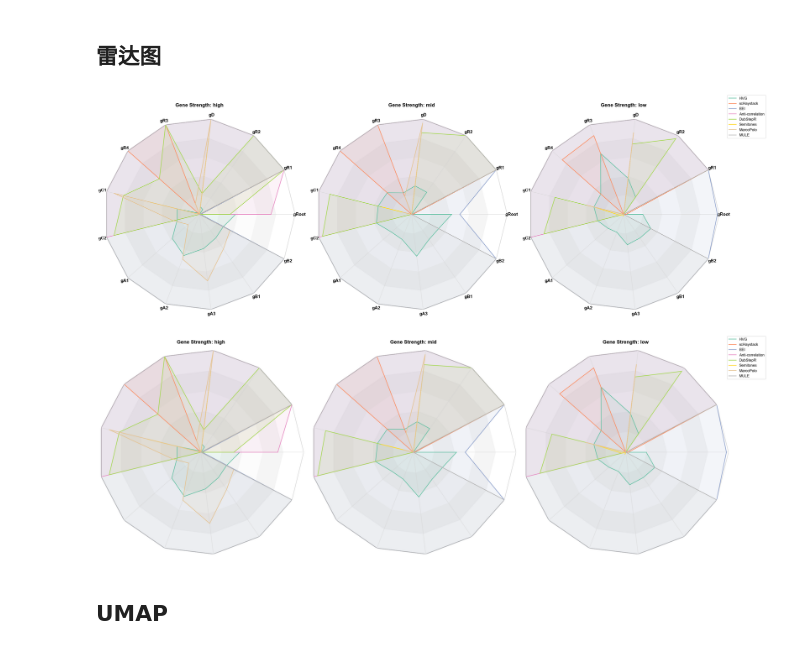
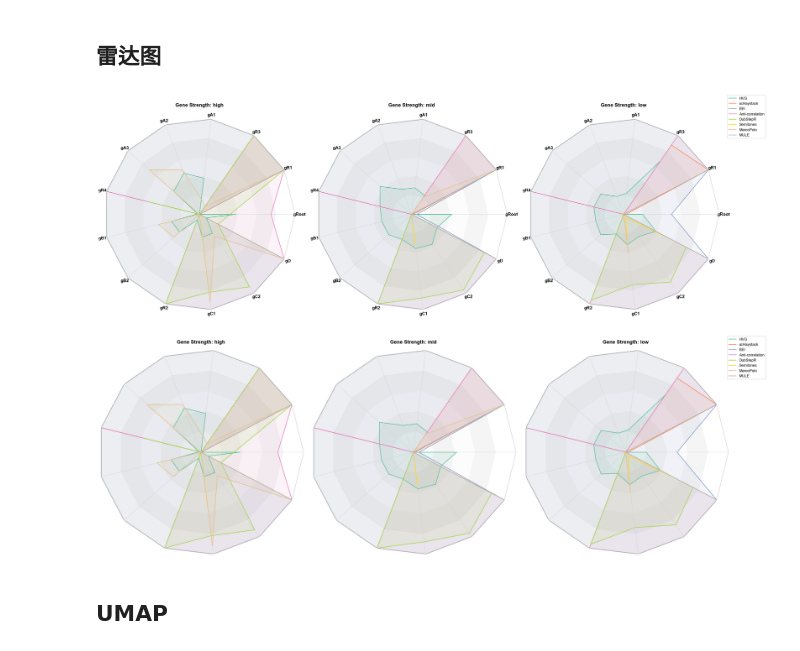
Before and after one commit to YourongZhou/sc_simulator, a Jupyter notebook: figure_3a/Fig_3a.ipynb, the cells around one changed output. Drawn from its saved outputs; the diff is of its cells as text; code cells hidden in the pictures.

Commit message:
subtype_same_figure

```diff
--- a/figure_3a/Fig_3a.ipynb
+++ b/figure_3a/Fig_3a.ipynb
@@ -523,9 +522,15 @@ import os
 import tempfile
 import sys
 
-def run_eei(adata, eeisp_script="/home/luting/projects/TAMER/EEISP/eeisp.py", gene_name_script="/home/luting/projects/TAMER/EEISP/gene_name.py", threshold=0.5):
+def run_eei(adata, eeisp_script="/home/luting/projects/TAMER/EEISP/eeisp.py", gene_name_script="/home/luting/projects/TAMER/EEISP/gene_name.py", threshold=0.8):
     """
     运行 EEISP -> gene_name 完整流程
+    参数：
+    - adata: AnnData 对象
+    - eeisp_script: EEISP 脚本路径
+    - gene_name_script: gene_name 脚本路径
+    - threshold: 阈值，越大筛选越猛（越少）
+
     返回：
     - genes: 经过筛选(score > threshold)并按分数降序排列的基因名
     - scores: 对应的分数
@@ -763,8 +768,8 @@ def run_dubstepr(adata):
     data_df = pd.DataFrame(adata.X, index=adata.obs_names, columns=adata.var_names)
     dubstepr_genes = analyze_gene_correlations(data_df, n_bins=15)
     return {
-        "genes": dubstepr_genes[0],
-        "scores": dubstepr_genes[1]
+        "genes": dubstepr_genes,
+        "scores": len(dubstepr_genes)*[1]
     }
 # print(f"Found {len(dubstepr_genes)} genes with high correlation range")
 # print("Selected genes:", dubstepr_genes)  # Print first 10 genes
@@ -1155,7 +1149,7 @@ def radar_chart_from_method_results(method_results, gene_dict, adatas=None, meth
     plt.tight_layout()
     plt.show()
 # %%
-def radar_chart_grid_from_method_results(method_results, classed_dict, merged_blocks=None, method_colors=None, show_xtick=False, category_order=None):
+def radar_chart_grid_from_method_results(method_results, classed_dict, merged_blocks=None, method_colors=None, show_xtick=False):
     """
     画一个包含多个子图的网格，每个子图是一个基因强度类别的雷达图，显示每个方法在该强度类别中的基因敏感性。
     支持通过 merged_blocks 字典将多个 gene_strength 的 gene_dict 合并，并使用字典键作为分组名称。
@@ -1171,8 +1165,6 @@ def radar_chart_grid_from_method_results(method_results, classed_dict, merged_bl
             如果为 None，则每个 gene_strength 单独绘制
         method_colors: list, optional
             每个方法的颜色
-        category_order: list, optional
-        用于指定雷达图各轴（基因类别）的显示顺序。例如 ["CD8 T", "B cell", "NK"]。
     """
     # 如果没有提供 merged_blocks，则每个 gene_strength 单独绘制
     if merged_blocks is None:
@@ -1228,26 +1220,14 @@ def radar_chart_grid_from_method_results(method_results, classed_dict, merged_bl
 
         # 获取当前 gene_dict 的类别
         methods = list(method_results.keys())
-        if category_order:
-            # 只保留 gene_dict 中实际存在的类别，并按 category_order 排序
-            categories = [c for c in category_order if c in gene_dict]
-            # 如果有 gene_dict 里的类别没在 category_order 里，可以选择追加到后面，或者忽略
-            # 这里演示追加剩余的（防止漏画）：
-            remaining = [c for c in gene_dict.keys() if c not in categories]
-            categories.extend(remaining)
-        else:
-            # 默认顺序
-            categories = list(gene_dict.keys())
+        categories = list(gene_dict.keys())
 
-        # 按顺序计算敏感性
+        # 计算每个方法在每个类别的敏感性
         sensitivity_results = {}
         for i, method in enumerate(methods):
             method_genes = set(method_results[method]['genes'])
             sensitivity = []
-
-            # 这里必须遍历有序的 categories，而不是 gene_dict.items()
-            for category in categories:
-                gene_list = gene_dict[category] # 获取对应基因列表
+            for category, gene_list in gene_dict.items():
                 gene_list_set = set(gene_list)
                 tp = len(gene_list_set & method_genes)
                 num = len(gene_list_set)
@@ -1321,20 +1301,18 @@ def radar_chart_grid_from_method_results(method_results, classed_dict, merged_bl
     plt.tight_layout(rect=[0, 0, 0.95, 0.95])  # 调整以留出空间给图注和主标题
     plt.show()
 # %%
-radar_chart_grid_from_method_results(results, classed_dict, merged_blocks={"high": ['gb0', 'gb3'], "mid": ["gb1"], "low": ["gb2"]}, show_xtick=True,
-                                     category_order=['gRoot', 'gR1', 'gR2', 'gD', 'gR3', 'gR4', 'gC1', 'gC2', 'gA1', 'gA2', 'gA3', 'gB1', 'gB2'])
+radar_chart_grid_from_method_results(results, classed_dict, merged_blocks={"high": ['gb0', 'gb3'], "mid": ["gb1"], "low": ["gb2"]}, show_xtick=True)
 # %% [output]
-[figure, old version]
+[figure, new version]
 # %%
 # method_list = ["Anti-correlation", "DubStepR"]
 # results = evaluate_methods(adata, method_list)
 # results['MULE'] = mule_result
 # for gene_strength in classed_dict:
 #     radar_chart_from_method_results(results, classed_dict[gene_strength])
-radar_chart_grid_from_method_results(results, classed_dict, merged_blocks={"high": ['gb0', 'gb3'], "mid": ["gb1"], "low": ["gb2"]},
-                                     category_order=['gRoot', 'gR1', 'gR2', 'gD', 'gR3', 'gR4', 'gC1', 'gC2', 'gA1', 'gA2', 'gA3', 'gB1', 'gB2'])
+radar_chart_grid_from_method_results(results, classed_dict, merged_blocks={"high": ['gb0', 'gb3'], "mid": ["gb1"], "low": ["gb2"]})
 # %% [output]
-[figure, old version]
+[figure, new version]
 # %%
 # def ROC(label, method_results):
 #     import matplotlib.pyplot as plt
```
Also changed, not shown: parts of 7 cells of this notebook.
